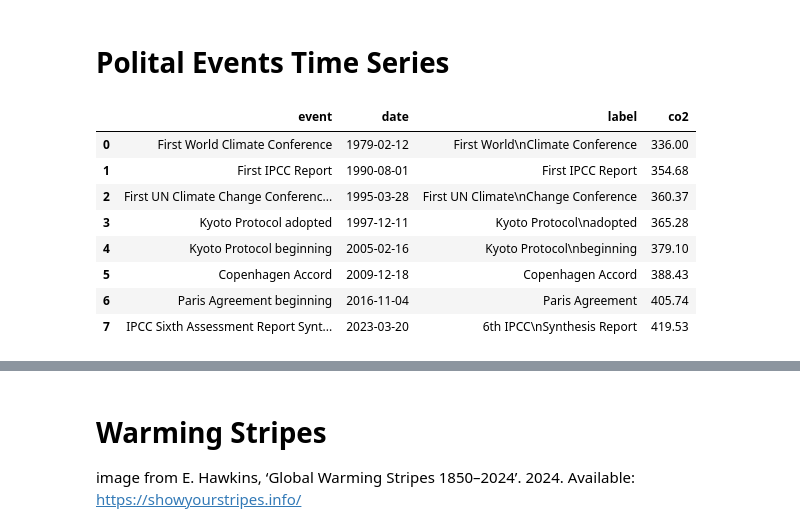
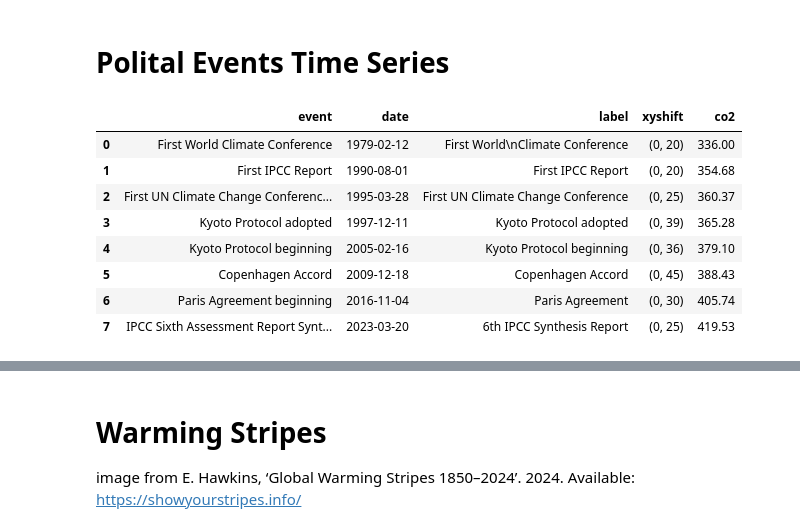
Before and after one commit to opinner/thesis_introductory_figures, a Jupyter notebook: C02_time_series.ipynb, the cells around one changed output, grey strips where cells are left out. Drawn from its saved outputs; the diff is of its cells as text; code cells hidden in the pictures.

```diff
--- a/C02_time_series.ipynb
+++ b/C02_time_series.ipynb
@@ -39,37 +39,37 @@ plt.plot(co2["date"],co2["deseasonalized"])
 # Polital Events Time Series
 # %%
 events_data = [
-    {"event": "First World Climate Conference", "date": "1979-02-12", "label": "First World\nClimate Conference"},
-    {"event": "First IPCC Report", "date": "1990-08-01", "label":"First IPCC Report"},
-    {"event": "First UN Climate Change Conference (COP1)", "date": "1995-03-28", "label": "First UN Climate\nChange Conference"},
-    {"event": "Kyoto Protocol adopted", "date": "1997-12-11", "label":"Kyoto Protocol\nadopted"},
-    {"event": "Kyoto Protocol beginning", "date": "2005-02-16", "label":"Kyoto Protocol\nbeginning"},
-    {"event": "Copenhagen Accord", "date": "2009-12-18", "label":"Copenhagen Accord"},
-    #{"event": "Paris Agreement adoption", "date": "2015-12-12", "label":"Paris Agreement\nadoption"},
-    {"event": "Paris Agreement beginning", "date": "2016-11-04", "label":"Paris Agreement"},
-    {"event": "IPCC Sixth Assessment Report Synthesis Report Release", "date": "2023-03-20", "label":"6th IPCC\nSynthesis Report"}
+    {"event": "First World Climate Conference", "date": "1979-02-12", "label": "First World\nClimate Conference", "xyshift":(0, 20)},
+    {"event": "First IPCC Report", "date": "1990-08-01", "label":"First IPCC Report", "xyshift":(0, 20)},
+    {"event": "First UN Climate Change Conference (COP1)", "date": "1995-03-28", "label": "First UN Climate Change Conference", "xyshift":(0, 25)},
+    {"event": "Kyoto Protocol adopted", "date": "1997-12-11", "label":"Kyoto Protocol adopted", "xyshift":(0, 39)},
+    {"event": "Kyoto Protocol beginning", "date": "2005-02-16", "label":"Kyoto Protocol beginning", "xyshift":(0, 36)},
+    {"event": "Copenhagen Accord", "date": "2009-12-18", "label":"Copenhagen Accord", "xyshift":(0, 45)},
+    #{"event": "Paris Agreement adoption", "date": "2015-12-12", "label":"Paris Agreement\nadoption", "xyshift":},
+    {"event": "Paris Agreement beginning", "date": "2016-11-04", "label":"Paris Agreement", "xyshift":(0, 30)},
+    {"event": "IPCC Sixth Assessment Report Synthesis Report Release", "date": "2023-03-20", "label":"6th IPCC Synthesis Report", "xyshift":(0, 25)}
 ]
 
 events = pd.DataFrame(events_data)
 events['date'] = pd.to_datetime(events['date']) #convert to time stamp
 
 # simplify date to middle of the month
 from pandas.tseries.offsets import DateOffset
 simplified_dates = events['date'].dt.to_period('M').dt.to_timestamp() + DateOffset(days=14)
 
 # add co2 value around that time
 events["co2"] = co2["deseasonalized"].loc[simplified_dates].values
 events
 # %% [output]
-|  | event | date | label | co2 |
-| 0 | First World Climate Conference | 1979-02-12 | First World\nClimate Conference | 336.00 |
-| 1 | First IPCC Report | 1990-08-01 | First IPCC Report | 354.68 |
-| 2 | First UN Climate Change Conferenc... | 1995-03-28 | First UN Climate\nChange Conference | 360.37 |
-| 3 | Kyoto Protocol adopted | 1997-12-11 | Kyoto Protocol\nadopted | 365.28 |
-| 4 | Kyoto Protocol beginning | 2005-02-16 | Kyoto Protocol\nbeginning | 379.10 |
-| 5 | Copenhagen Accord | 2009-12-18 | Copenhagen Accord | 388.43 |
-| 6 | Paris Agreement beginning | 2016-11-04 | Paris Agreement | 405.74 |
-| 7 | IPCC Sixth Assessment Report Synt... | 2023-03-20 | 6th IPCC\nSynthesis Report | 419.53 |
+|  | event | date | label | xyshift | co2 |
+| 0 | First World Climate Conference | 1979-02-12 | First World\nClimate Conference | (0, 20) | 336.00 |
+| 1 | First IPCC Report | 1990-08-01 | First IPCC Report | (0, 20) | 354.68 |
+| 2 | First UN Climate Change Conferenc... | 1995-03-28 | First UN Climate Change Conference | (0, 25) | 360.37 |
+| 3 | Kyoto Protocol adopted | 1997-12-11 | Kyoto Protocol adopted | (0, 39) | 365.28 |
+| 4 | Kyoto Protocol beginning | 2005-02-16 | Kyoto Protocol beginning | (0, 36) | 379.10 |
+| 5 | Copenhagen Accord | 2009-12-18 | Copenhagen Accord | (0, 45) | 388.43 |
+| 6 | Paris Agreement beginning | 2016-11-04 | Paris Agreement | (0, 30) | 405.74 |
+| 7 | IPCC Sixth Assessment Report Synt... | 2023-03-20 | 6th IPCC Synthesis Report | (0, 25) | 419.53 |
 # %%
 plt.plot(co2["date"],co2["deseasonalized"])
 
```
Also changed, not shown: parts of 7 cells of this notebook.
